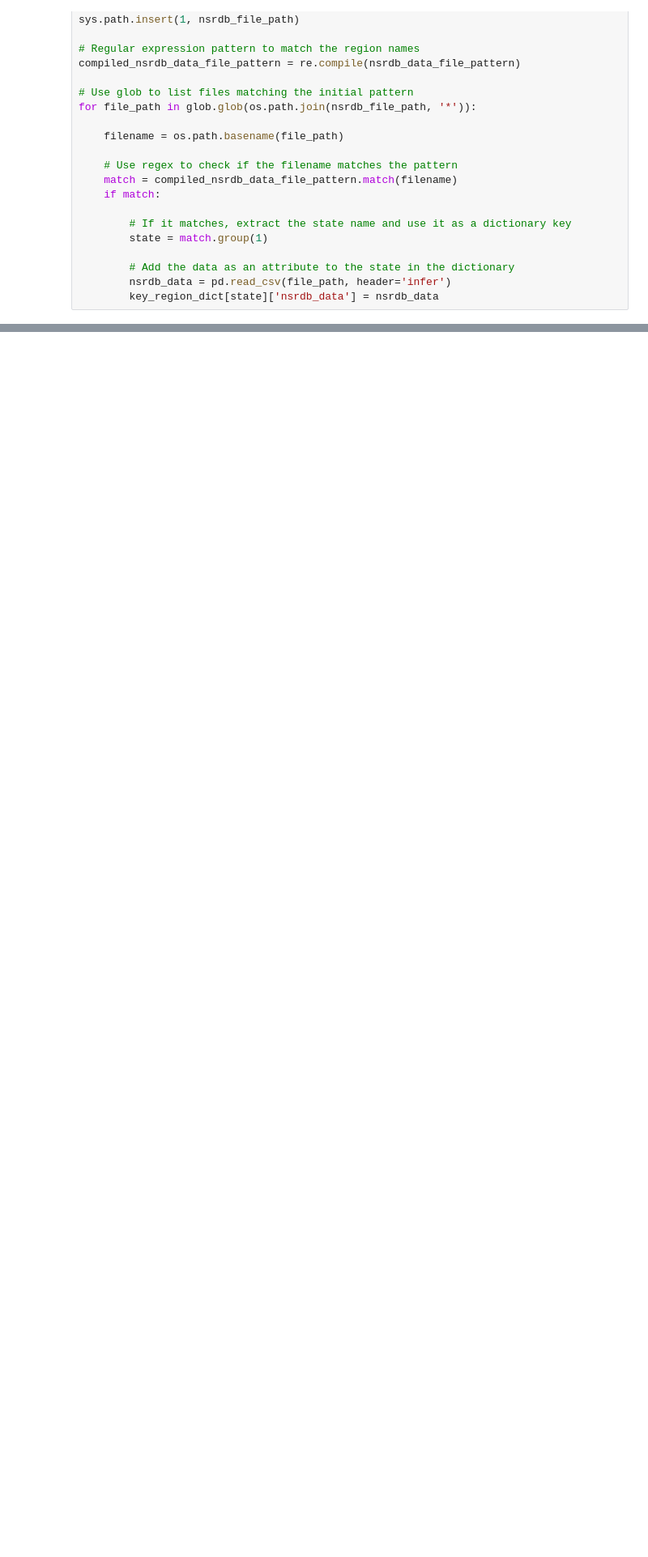
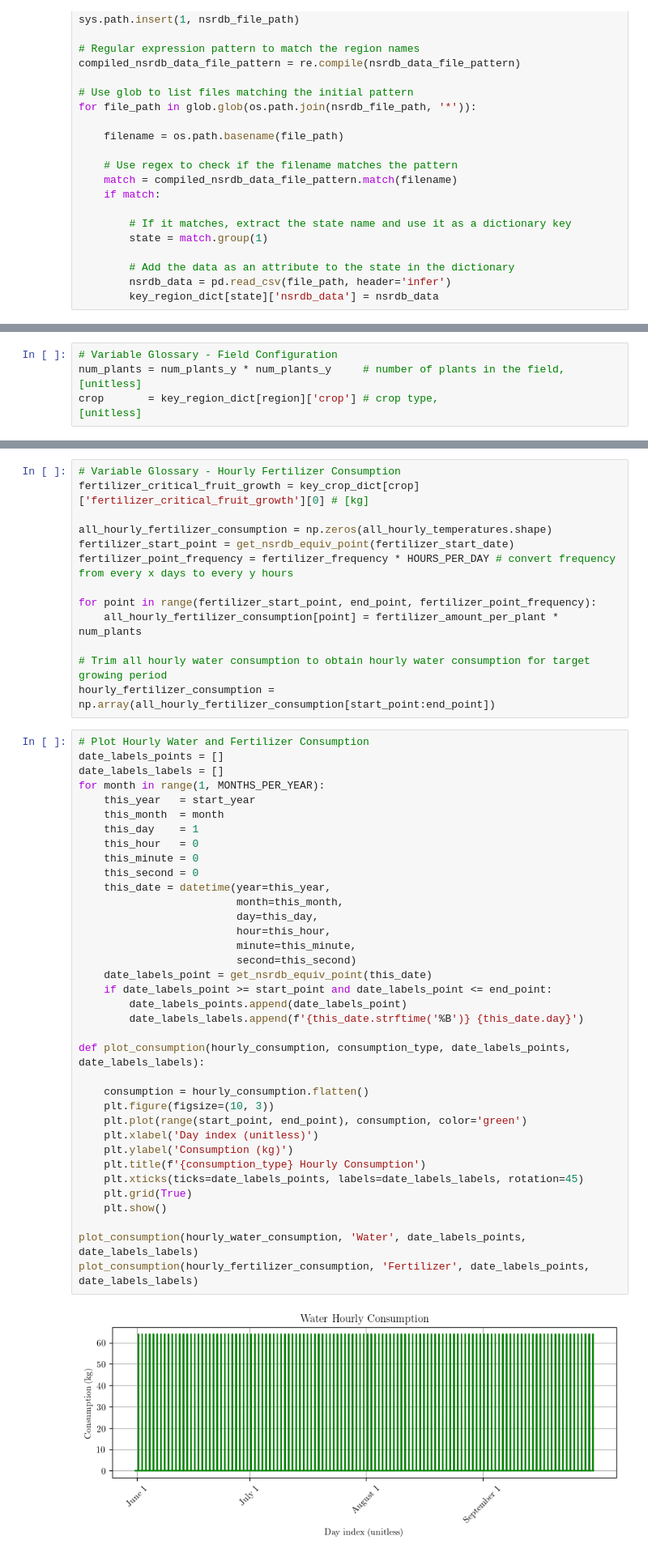
Before and after one commit to carlacupcake/smartfarm, a Jupyter notebook: code/smartfarm.ipynb, the cells around one changed output, grey strips where cells are left out. Shown: that part at 81% size. Saved outputs shown, nothing was run; the diff lists cells and outputs as text; blank space fills up the shorter version.

```diff
--- a/code/smartfarm.ipynb
+++ b/code/smartfarm.ipynb
@@ -180,0 +217,4 @@ upper_bounds = np.array([k1max, mu1max, sig1Emax, K1max, k2max, mu2max, sig2Emax
+# %%
+# Variable Glossary - Field Configuration
+num_plants = num_plants_y * num_plants_y     # number of plants in the field, [unitless]
+crop       = key_region_dict[region]['crop'] # crop type,                     [unitless]
@@ -180,0 +310,51 @@ upper_bounds = np.array([k1max, mu1max, sig1Emax, K1max, k2max, mu2max, sig2Emax
+# %%
+# Variable Glossary - Hourly Fertilizer Consumption
+fertilizer_critical_fruit_growth = key_crop_dict[crop]['fertilizer_critical_fruit_growth'][0] # [kg]
+
+all_hourly_fertilizer_consumption = np.zeros(all_hourly_temperatures.shape)
+fertilizer_start_point = get_nsrdb_equiv_point(fertilizer_start_date)
+fertilizer_point_frequency = fertilizer_frequency * HOURS_PER_DAY # convert frequency from every x days to every y hours
+
+for point in range(fertilizer_start_point, end_point, fertilizer_point_frequency):
+    all_hourly_fertilizer_consumption[point] = fertilizer_amount_per_plant * num_plants
+
+# Trim all hourly water consumption to obtain hourly water consumption for target growing period
+hourly_fertilizer_consumption = np.array(all_hourly_fertilizer_consumption[start_point:end_point])
+# %%
+# Plot Hourly Water and Fertilizer Consumption
+date_labels_points = []
+date_labels_labels = []
+for month in range(1, MONTHS_PER_YEAR):
+    this_year   = start_year
+    this_month  = month
+    this_day    = 1
+    this_hour   = 0
+    this_minute = 0
+    this_second = 0
+    this_date = datetime(year=this_year,
+                         month=this_month,
+                         day=this_day,
+                         hour=this_hour,
+                         minute=this_minute,
+                         second=this_second)
+    date_labels_point = get_nsrdb_equiv_point(this_date)
+    if date_labels_point >= start_point and date_labels_point <= end_point:
+        date_labels_points.append(date_labels_point)
+        date_labels_labels.append(f'{this_date.strftime('%B')} {this_date.day}')
+
+def plot_consumption(hourly_consumption, consumption_type, date_labels_points, date_labels_labels):
+
+    consumption = hourly_consumption.flatten()
+    plt.figure(figsize=(10, 3))
+    plt.plot(range(start_point, end_point), consumption, color='green')
+    plt.xlabel('Day index (unitless)')
+    plt.ylabel('Consumption (kg)')
+    plt.title(f'{consumption_type} Hourly Consumption')
+    plt.xticks(ticks=date_labels_points, labels=date_labels_labels, rotation=45)
+    plt.grid(True)
+    plt.show()
+
+plot_consumption(hourly_water_consumption, 'Water', date_labels_points, date_labels_labels)
+plot_consumption(hourly_fertilizer_consumption, 'Fertilizer', date_labels_points, date_labels_labels)
+# %% [output]
+[figure, added]
```
Also changed, not shown: parts of 32 cells of this notebook, 6 other files.
